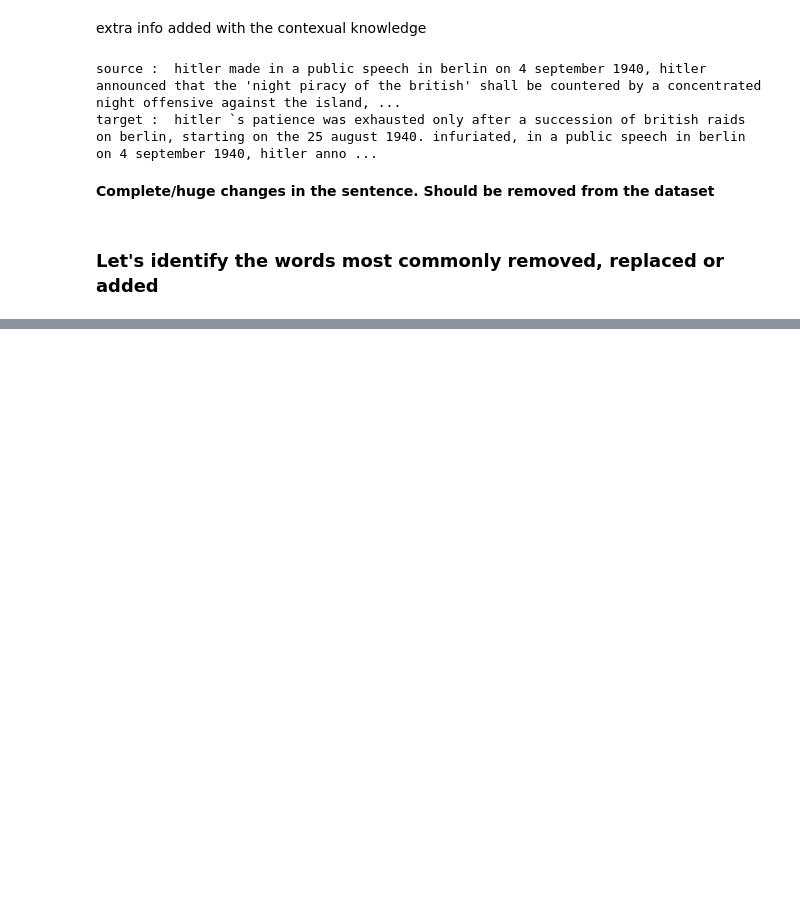
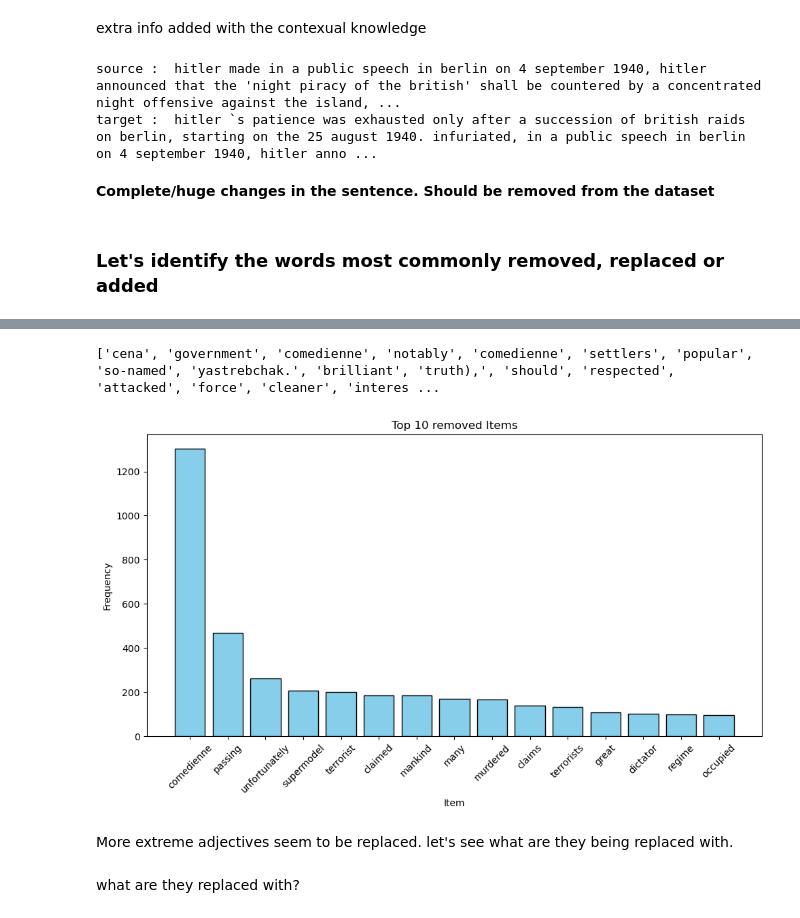
Before and after one commit to RU-Insane/Debiasing-Text-With-Style-Transfer, a Jupyter notebook: notebooks/EDA.ipynb, the cells around one changed output, grey strips where cells are left out. Drawn from its saved outputs; the diff is of its cells as text; code cells hidden in the pictures; blank space fills up the shorter version.

```diff
--- a/notebooks/EDA.ipynb
+++ b/notebooks/EDA.ipynb
@@ -391,0 +438,7 @@ data_removal.tgt_raw
+# %%
+#applying the function to all rows of data
+data_zero_change['removed_words'] = data_zero_change.apply(lambda x : get_word_difference(source=x['src_raw'],target=x['tgt_raw']), axis=1)
+data_zero_change['replaced_words'] = data_zero_change.apply(lambda x : get_word_difference(target=x['src_raw'],source=x['tgt_raw']), axis=1)
+#inspect them and check the most frequent ones
+print("replaced word exampels ")
+print(data_zero_change[['removed_words','replaced_words']][:15])
@@ -391,0 +473,27 @@ data_removal.tgt_raw
+# %%
+#most commonly replace dwords
+removed_words = list(data_zero_change['removed_words'])
+removed_words = list(chain.from_iterable(removed_words))
+print(removed_words)
+
+removed_item_counts = collections.Counter(removed_words)
+top_removed_words = removed_item_counts.most_common(15)
+items , counts = zip(*top_removed_words)
+# %% [output]
+['cena', 'government', 'comedienne', 'notably', 'comedienne', 'settlers', 'popular', 'so-named', 'yastrebchak.', 'brilliant', 'truth),', 'should', 'respected', 'attacked', 'force', 'cleaner', 'interes ...
+# %%
+plt.figure(figsize=(10, 6))
+plt.bar(items, counts, color='skyblue', edgecolor='black')
+plt.xlabel('Item')
+plt.ylabel('Frequency')
+plt.title('Top 10 removed Items')
+plt.xticks(rotation=45)
+plt.tight_layout()
+plt.show()
+# %% [output]
+[figure, added]
+# %% [markdown]
+More extreme adjectives seem to be replaced.
+let's see what are they being replaced with.
+# %% [markdown]
+what are they replaced with?
```
Also changed, not shown: parts of 20 cells of this notebook.
